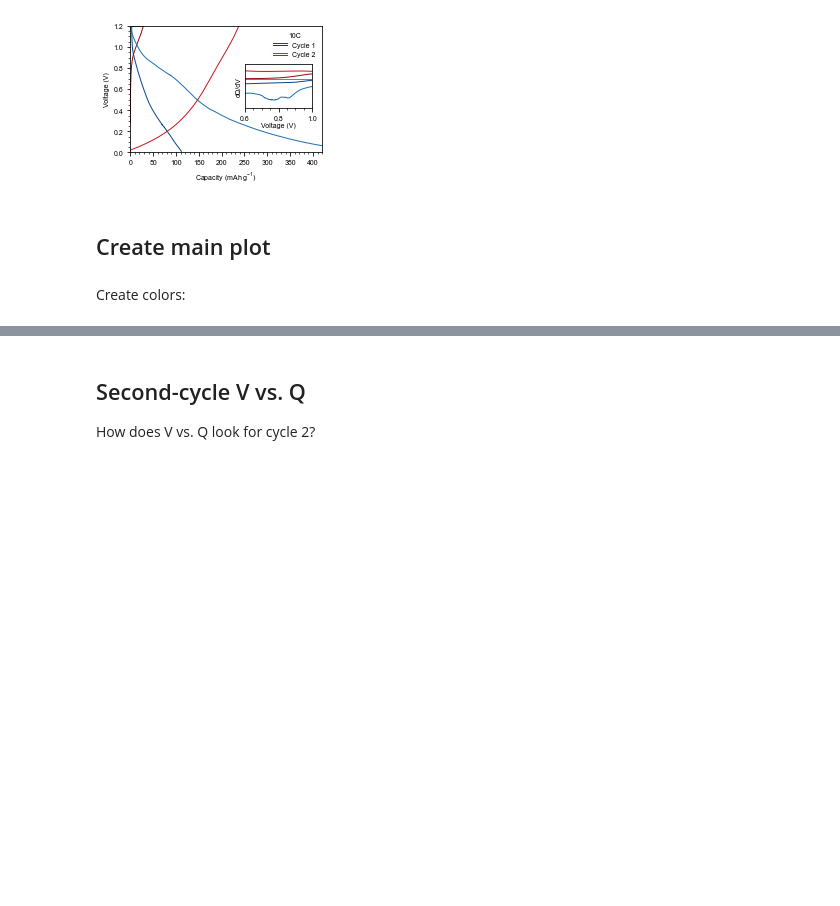
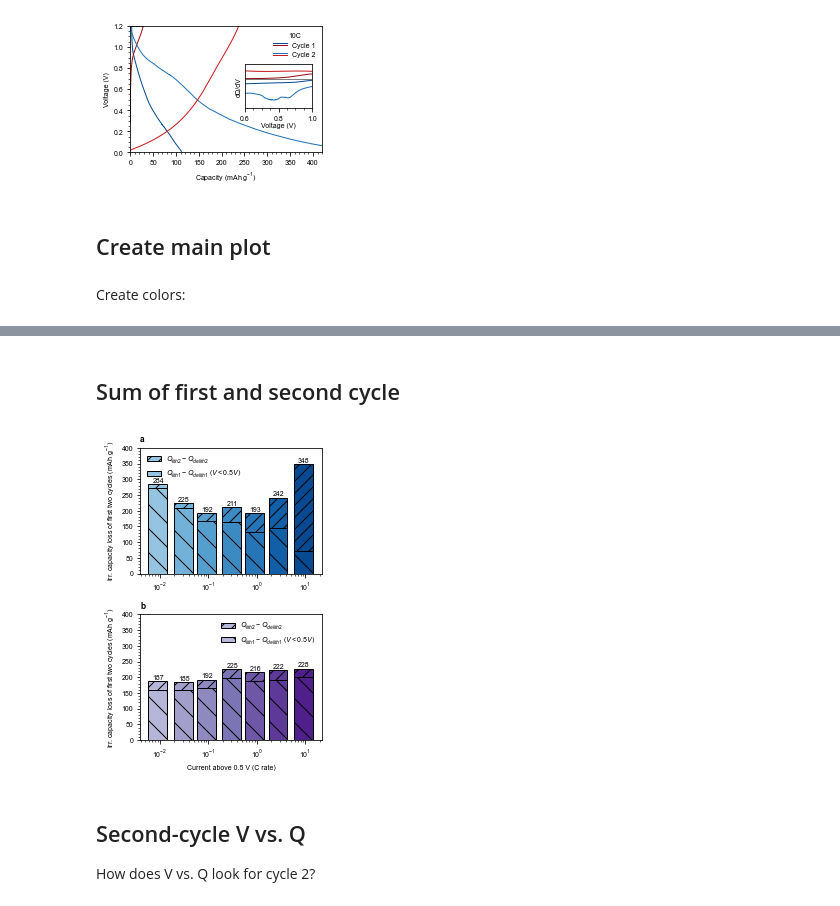
Before and after one commit to petermattia/first-cycle-SEI-on-carbon-black, a Jupyter notebook: c rate/c_rate.ipynb, the cells around one changed output, grey strips where cells are left out. Cells and saved outputs as stored; diff of their text form; code cells hidden in the pictures; blank space fills up the shorter version.

```diff
--- a/c rate/c_rate.ipynb
+++ b/c rate/c_rate.ipynb
@@ -644,3 +653,80 @@ plt.savefig(figpath / 'C_rate.eps', bbox_inches='tight', format='eps')
+# %% [markdown]
+## Sum of first and second cycle
+# %%
+fig, ax = plt.subplots(figsize=(fig_width, 2*fig_height), nrows=2, sharey=True)
+
+ax[0].set_xscale("log")
+ax[1].set_xscale("log")
+
+ax[0].set_title('a', loc='left', weight='bold')
+ax[1].set_title('b', loc='left', weight='bold')
+
+for k, (key, value) in enumerate(all_data_constcurr.items()):
+
+    # Extract values
+    C_rate = value['C rate']
+    Qlith2 = value['Second lith data'].max()
+    Qdelith2 = value['Second delith data'].max()
+    Qlith_cyc1_below0pt5 = value['1st lith capacity below 0.5V']
+    Qdelith_cyc1_below0pt5 = value['1st delith capacity below 0.5V']
+    Qlith_cyc1_plus_cyc2 = Qlith_cyc1_below0pt5 - Qdelith_cyc1_below0pt5 + Qlith2 - Qdelith2
+
+    ax[0].bar(C_rate, Qlith_cyc1_below0pt5 - Qdelith_cyc1_below0pt5,
+              C_rate / 1.2, color=colors_constcurr[k],
+              hatch='\\', edgecolor='k')
+    ax[0].bar(C_rate, Qlith2 - Qdelith2,
+              C_rate / 1.2, color=colors_constcurr[k],
+              bottom=Qlith_cyc1_below0pt5 - Qdelith_cyc1_below0pt5,
+              hatch='//', edgecolor='k')
+
+    ax[0].text(C_rate * 0.93, Qlith_cyc1_plus_cyc2 + 5,
+               f'{Qlith_cyc1_plus_cyc2:.0f}',
+               horizontalalignment='center')
+
+## Multistep cycling
+
+for k, (key, value) in enumerate(all_data_multistep.items()):
+
+    # Extract values
+    C_rate = value['C rate']
+    Qlith2 = value['Second lith data'].max()
+    Qdelith2 = value['Second delith data'].max()
+    Qlith_cyc1_below0pt5 = value['1st lith capacity below 0.5V']
+    Qdelith_cyc1_below0pt5 = value['1st delith capacity below 0.5V']
+    Qlith_cyc1_plus_cyc2 = Qlith_cyc1_below0pt5 - Qdelith_cyc1_below0pt5 + Qlith2 - Qdelith2
+
+    ax[1].bar(C_rate, Qlith_cyc1_below0pt5 - Qdelith_cyc1_below0pt5,
+              C_rate / 1.2, color=colors_multistep[k],
+              hatch='\\', edgecolor='k')
+    ax[1].bar(C_rate, Qlith2 - Qdelith2,
+              C_rate / 1.2, color=colors_multistep[k],
+              bottom=Qlith_cyc1_below0pt5 - Qdelith_cyc1_below0pt5,
+              hatch='//', edgecolor='k')
+
+    ax[1].text(C_rate * 0.93, Qlith_cyc1_plus_cyc2 + 5,
+               f'{Qlith_cyc1_plus_cyc2:.0f}',
+               horizontalalignment='center')
+
+ax[1].set_xlabel('Current above 0.5 V (C rate)')
+ax[0].set_ylabel('Irr. capacity loss of first two cycles (mAh g$^{-1}$)')
+ax[1].set_ylabel('Irr. capacity loss of first two cycles (mAh g$^{-1}$)')
+ax[0].yaxis.set_minor_locator(AutoMinorLocator())
+ax[1].yaxis.set_minor_locator(AutoMinorLocator())
+
+ax[0].set_ylim([0, 400])
+ax[1].set_ylim([0, 400])
+
+ax[0].bar(10, -10, 10, color=colors_constcurr[0], hatch='//', edgecolor='k', label='$Q_{lith2} - Q_{delith2}$')
+ax[0].bar(10, -10, 10, color=colors_constcurr[0], hatch='\\', edgecolor='k', label='$Q_{lith1} - Q_{delith1}$ ($V<0.5 V$)')
+ax[1].bar(10, -10, 10, color=colors_multistep[0], hatch='//', edgecolor='k', label='$Q_{lith2} - Q_{delith2}$')
+ax[1].bar(10, -10, 10, color=colors_multistep[0], hatch='\\', edgecolor='k', label='$Q_{lith1} - Q_{delith1}$ ($V<0.5 V$)')
+ax[0].legend()
+ax[1].legend()
+
+fig.tight_layout()
+fig.savefig(figpath / 'C_rate_SEI.eps', bbox_inches='tight', format='eps')
+# %% [output]
+[figure, added]
 # %% [markdown]
 ## Second-cycle V vs. Q
 
```
Also changed, not shown: parts of 9 cells of this notebook, 5 other files.
